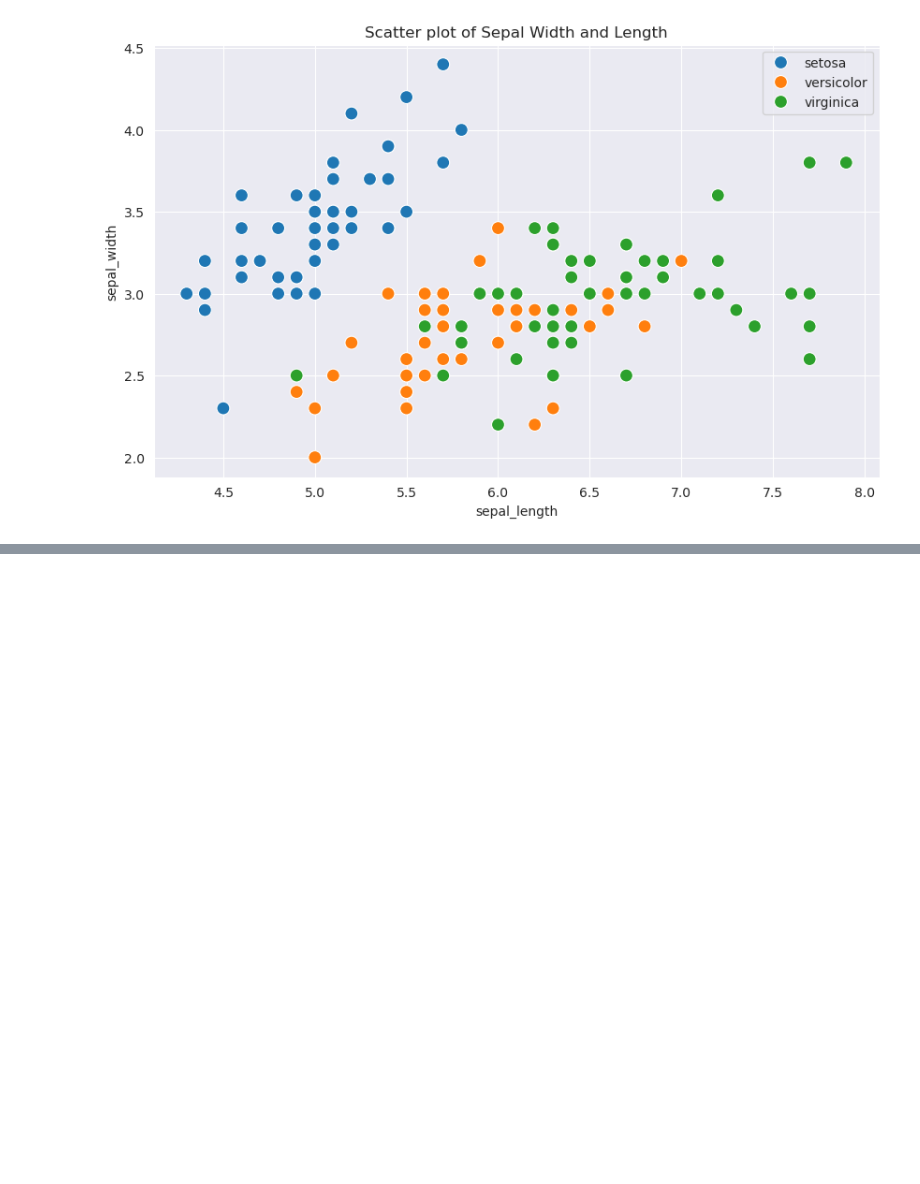
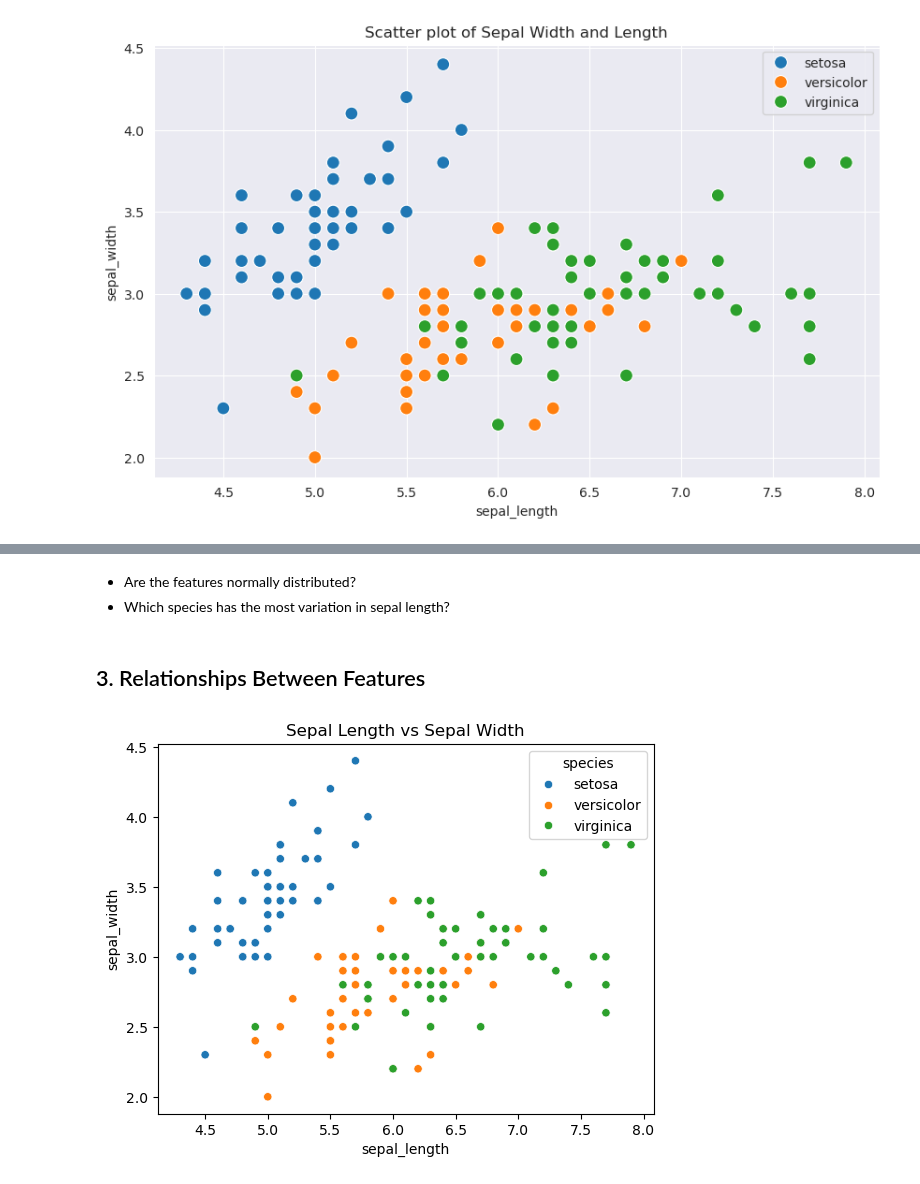
Before and after one commit to geff-ghost/studentPerformance, a Jupyter notebook: matplot_recap.ipynb, the cells around one changed output, grey strips where cells are left out. Saved outputs shown, nothing was run; the diff lists cells and outputs as text; code cells hidden in the pictures; blank space fills up the shorter version.

```diff
--- a/matplot_recap.ipynb
+++ b/matplot_recap.ipynb
@@ -134,0 +166,12 @@ flowers_df.groupby('species')[['sepal_length', 'sepal_width', 'petal_length', 'p
+# %% [markdown]
+- Are the features normally distributed?
+- Which species has the most variation in sepal length?
+# %% [markdown]
+## 3. Relationships Between Features
+# %%
+# Scatter plot: sepal length, vs sepal width (colored by species)
+sns.scatterplot(flowers_df, x='sepal_length', y='sepal_width', hue='species')
+plt.title('Sepal Length vs Sepal Width')
+plt.show()
+# %% [output]
+[figure, added]
```
Also changed, not shown: parts of 12 cells of this notebook.
